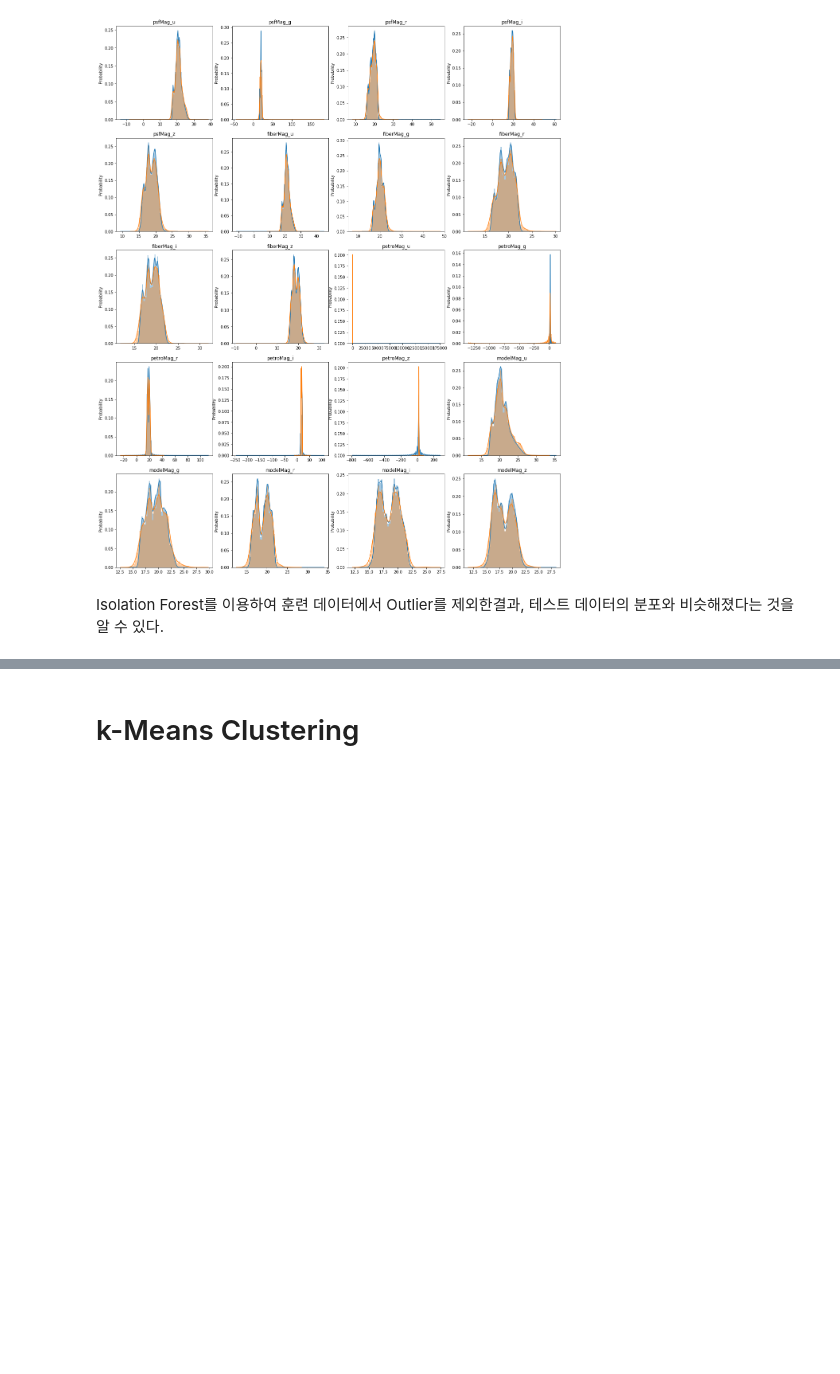
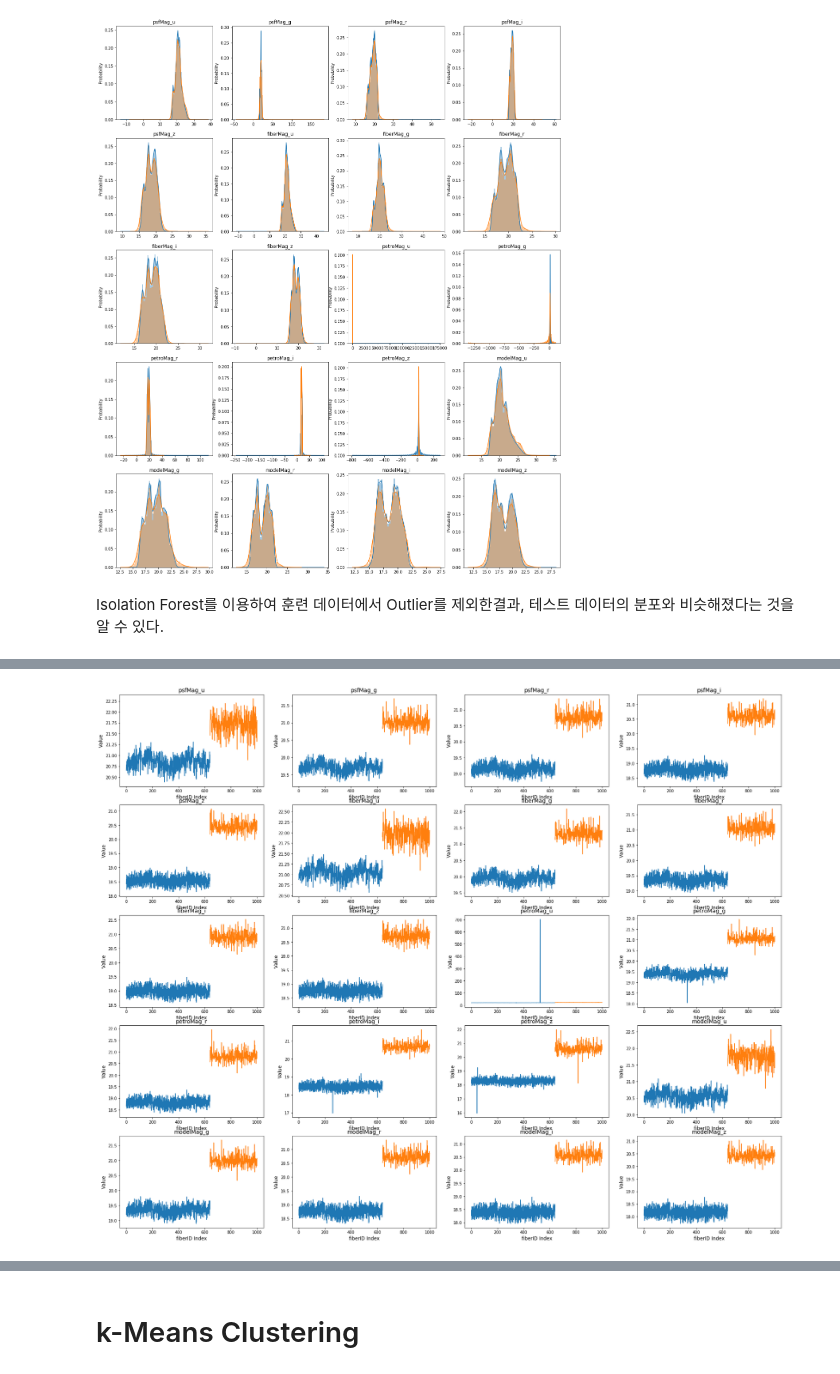
Before and after one commit to SSANGMAN/Celestial-Type-Classification, a Jupyter notebook: ipynb/Outlier Detection.ipynb, the cells around one changed output, grey strips where cells are left out. Cells and saved outputs as stored; diff of their text form; code cells hidden in the pictures; blank space fills up the shorter version.

```diff
--- a/ipynb/Outlier Detection.ipynb
+++ b/ipynb/Outlier Detection.ipynb
@@ -86,0 +126,4 @@ train_no_outlier
+# %%
+VisFeature(fiberID_mean, method = 'line', sep = True)
+# %% [output]
+[figure, added]
```
Also changed, not shown: parts of 9 cells of this notebook.
